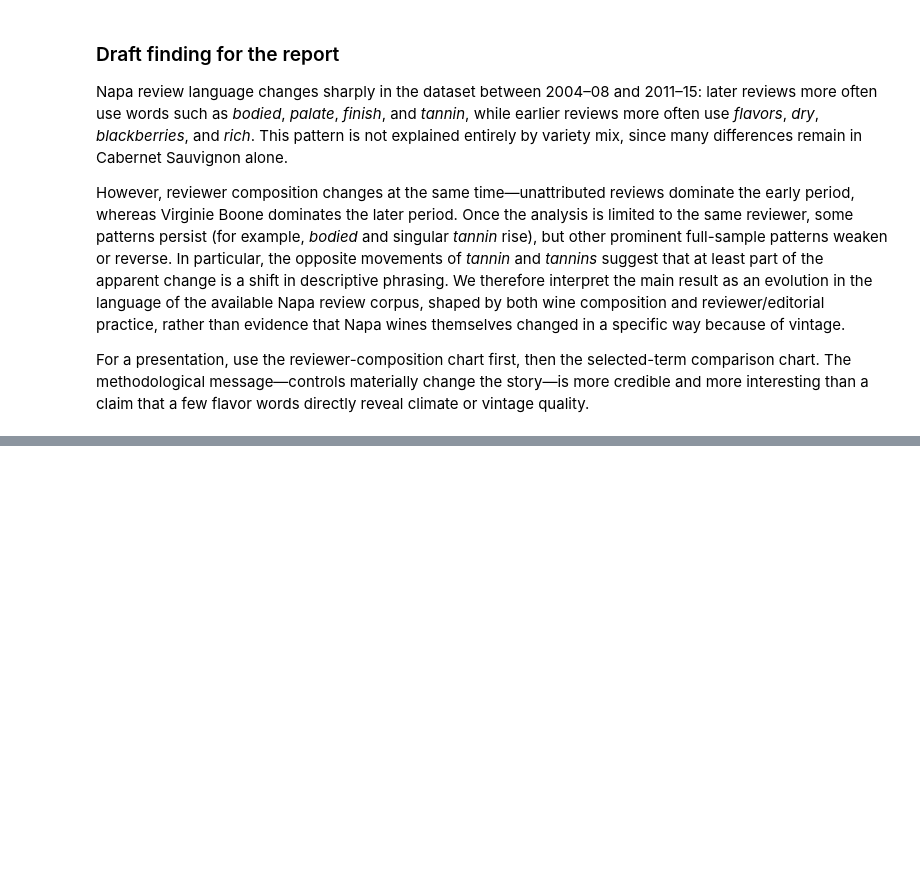
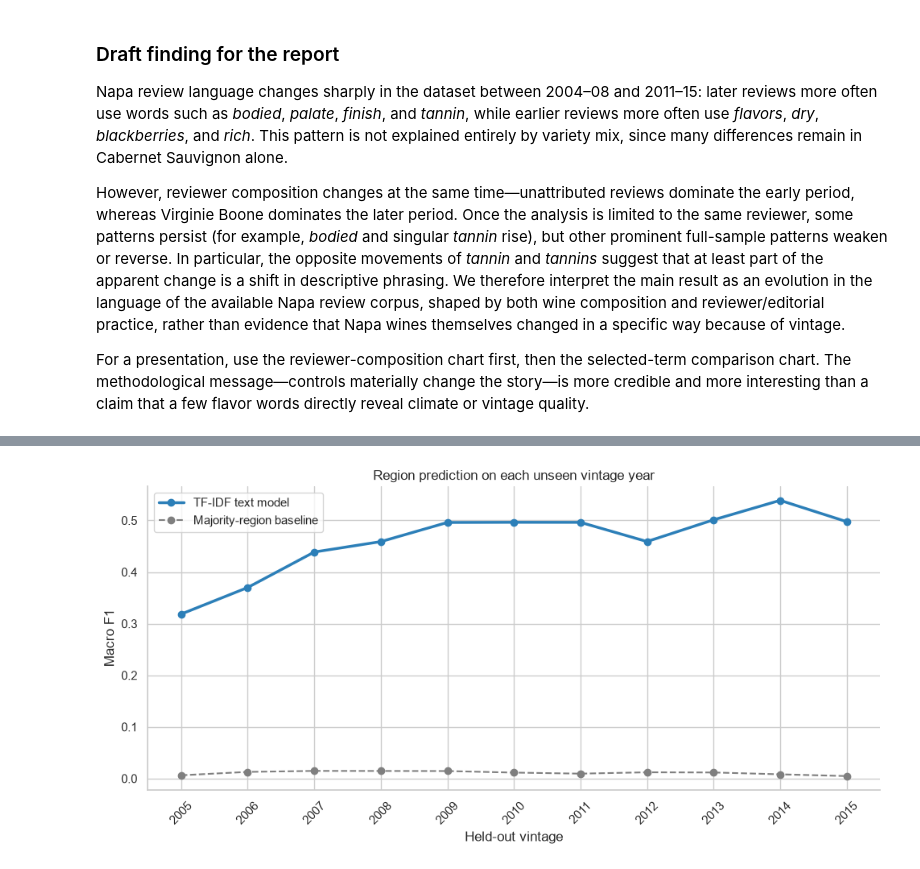
Before and after one commit to dylanhernandez1/DATA4401_Project3, a Jupyter notebook: Vintage_Text_Analysis.ipynb, the cells around one changed output, grey strips where cells are left out. Drawn from its saved outputs; the diff is of its cells as text; code cells hidden in the pictures; blank space fills up the shorter version.

```diff
--- a/Vintage_Text_Analysis.ipynb
+++ b/Vintage_Text_Analysis.ipynb
@@ -1861,0 +2034,19 @@ For a presentation, use the reviewer-composition chart first, then the selected-
+# %%
+# Final presentation visual: performance on each temporally held-out vintage year.
+fig, ax = plt.subplots(figsize=(10, 5))
+ax.plot(region_backtest["held_out_vintage"], region_backtest["macro_f1"],
+        marker="o", linewidth=2.5, label="TF-IDF text model", color="#2c7fb8")
+ax.plot(region_backtest["held_out_vintage"], region_backtest["majority_macro_f1"],
+        marker="o", linestyle="--", label="Majority-region baseline", color="#7f7f7f")
+ax.set(
+    title="Region prediction on each unseen vintage year",
+    xlabel="Held-out vintage", ylabel="Macro F1",
+)
+ax.set_xticks(REGION_YEARS[1:])
+ax.tick_params(axis="x", rotation=45)
+ax.legend()
+sns.despine(ax=ax)
+plt.tight_layout()
+plt.show()
+# %% [output]
+[figure, added]
```
Also changed, not shown: parts of 5 cells of this notebook.
